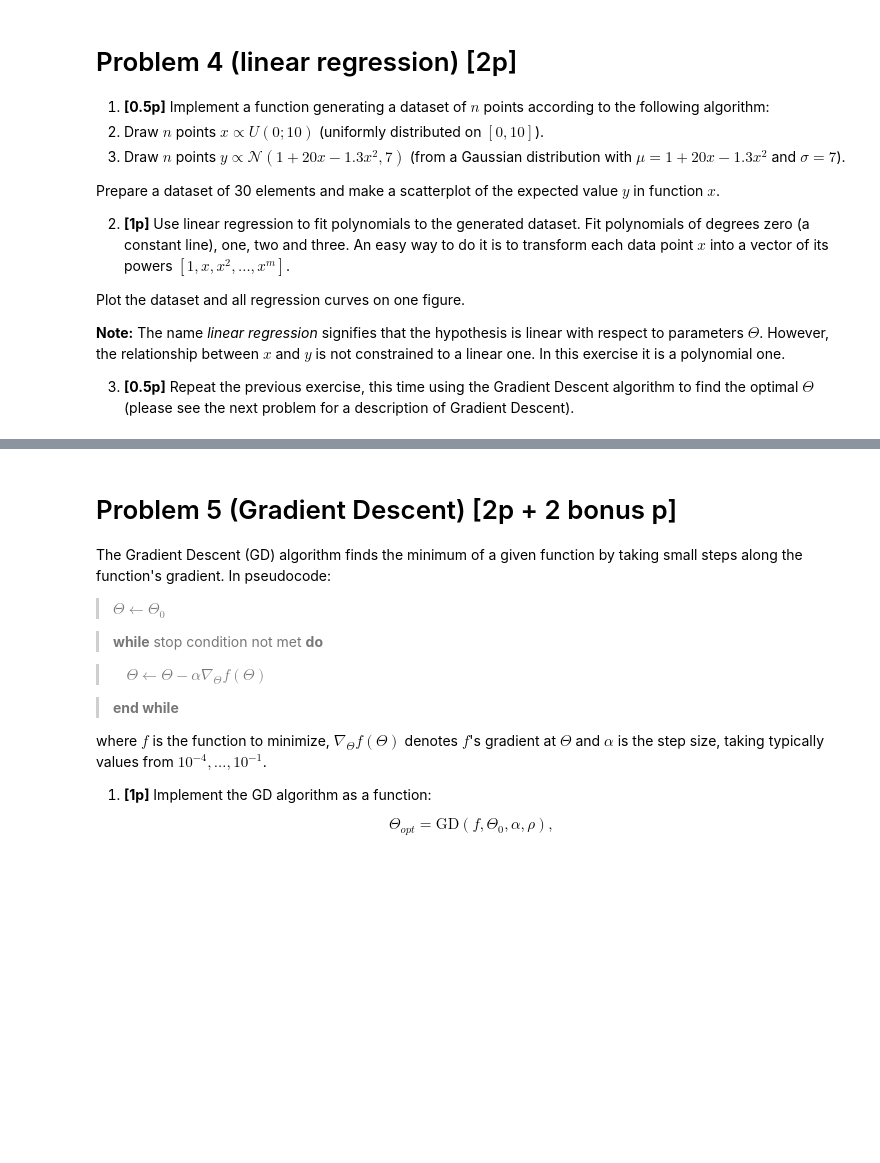
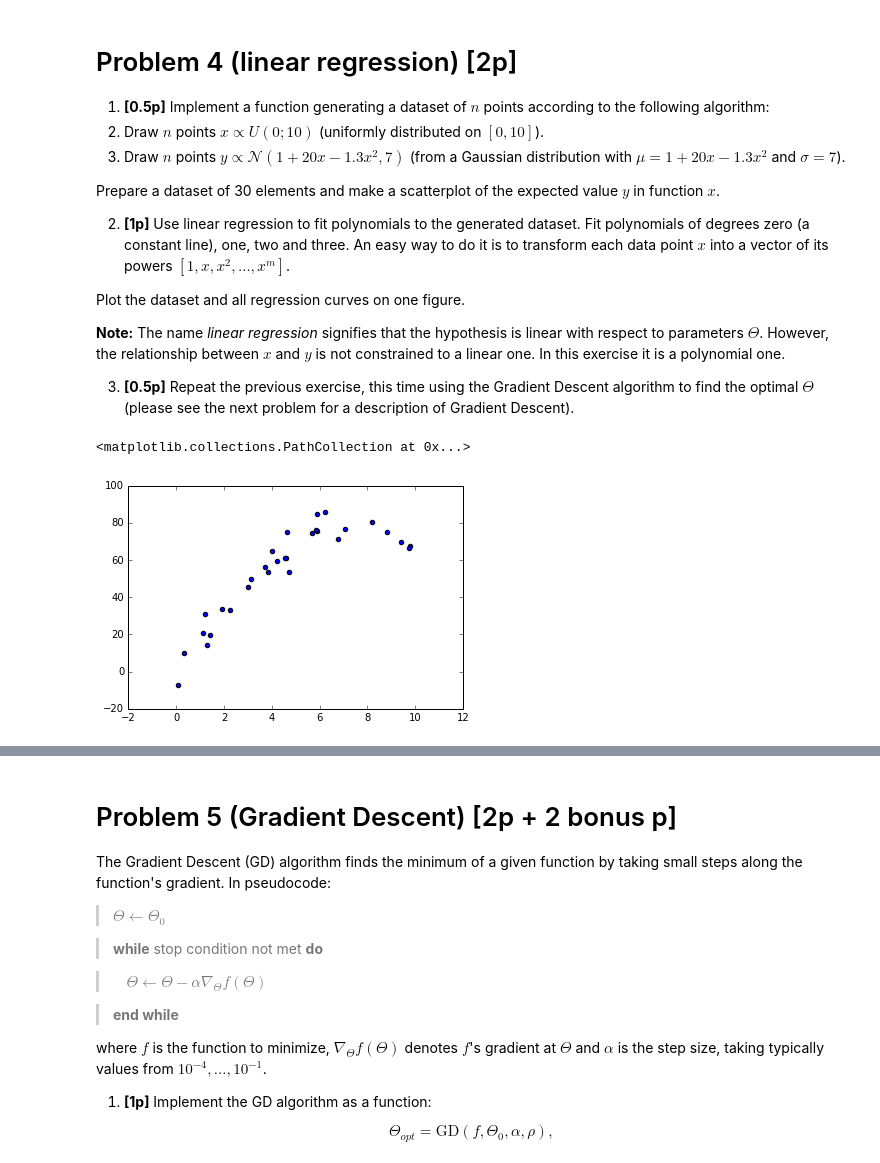
Before and after one commit to rafiki53/nn_assignments, a Jupyter notebook: assignment3/Assignment3.ipynb, the cells around one changed output, grey strips where cells are left out. Drawn from its saved outputs; the diff is of its cells as text; code cells hidden in the pictures; blank space fills up the shorter version.

```diff
--- a/assignment3/Assignment3.ipynb
+++ b/assignment3/Assignment3.ipynb
@@ -98,12 +101,15 @@ $$\nabla F =
   the next problem for a description of Gradient Descent).
 # %%
 def make_dataset(N):
-    X = TODO
-    Y = TODO
+    X = np.random.uniform(0, 10, N)
+    Y = np.vectorize(lambda x : np.random.normal(1 + 20 * x - 1.3 * x**2, 7))(X)
     return X,Y
 
 data = make_dataset(30)
-scatter(TODO)
+scatter(data[0], data[1])
+# %% [output]
+<matplotlib.collections.PathCollection at 0x...>
+[figure, added]
 # %%
 from numpy.linalg import inv
 
```
Also changed, not shown: parts of 7 cells of this notebook, 1 other file.
